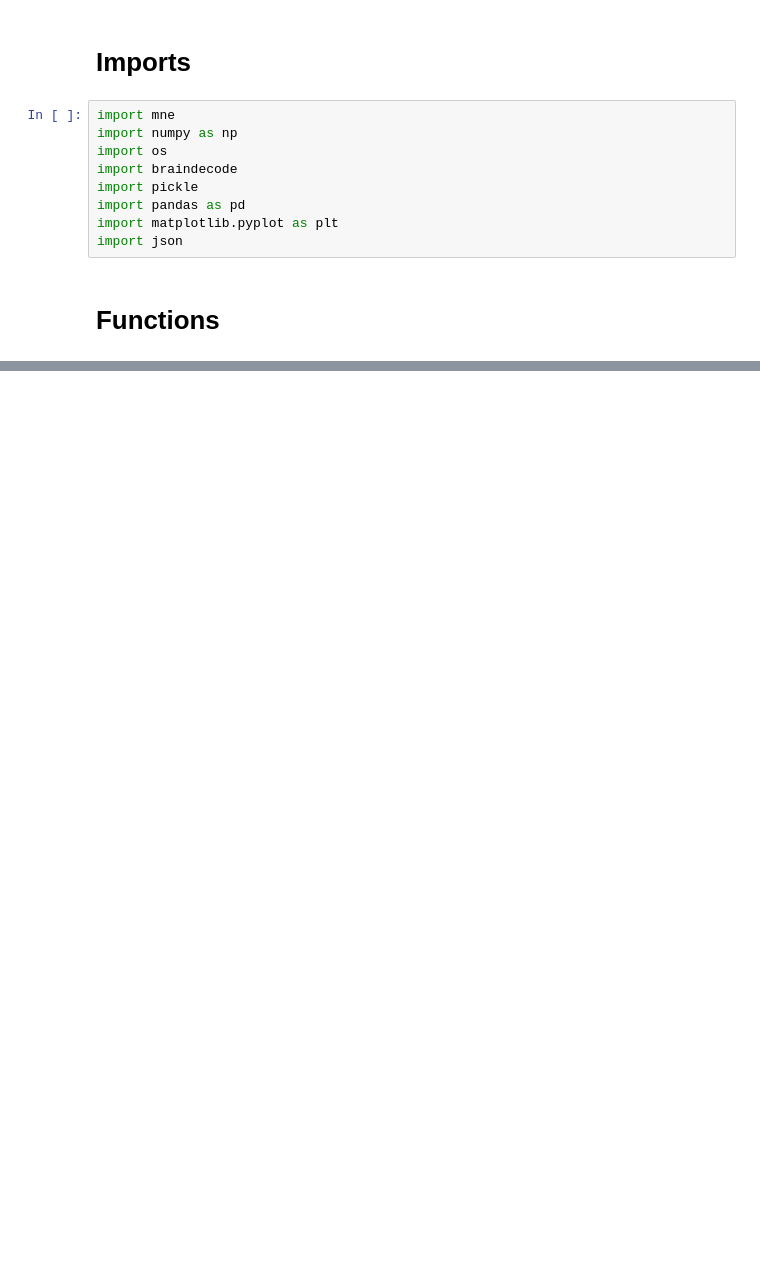
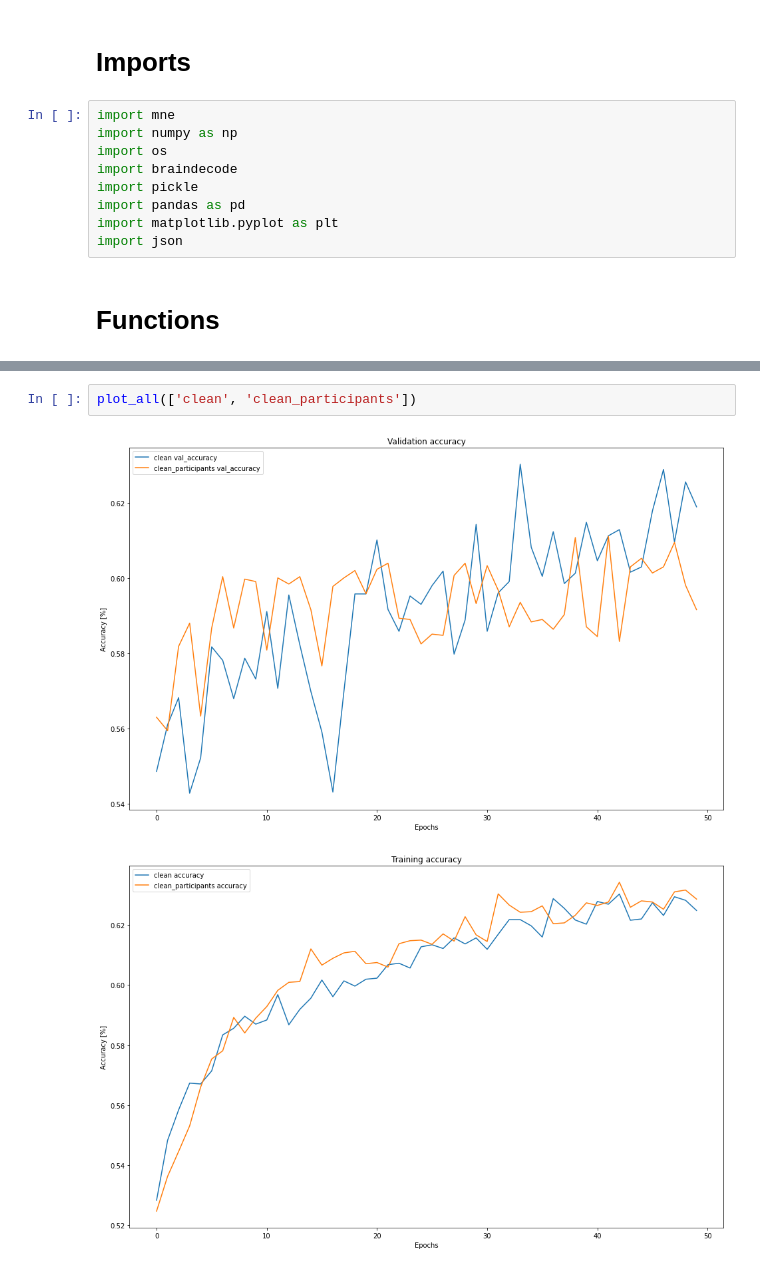
Before and after one commit to MateuszKukiela/eeg_signals_classification, a Jupyter notebook: model_summary.ipynb, the cells around one changed output, grey strips where cells are left out. Saved outputs shown, nothing was run; the diff lists cells and outputs as text; blank space fills up the shorter version.

```diff
--- a/model_summary.ipynb
+++ b/model_summary.ipynb
@@ -32,0 +58,5 @@ plot_data(model_names=models , cell = 'val_accuracy', ylabel="Accuracy [%]")
+# %%
+plot_all(['clean', 'clean_participants'])
+# %% [output]
+[figure, added]
+[figure, added]
```
Also changed, not shown: parts of 8 cells of this notebook, 17 other files.
